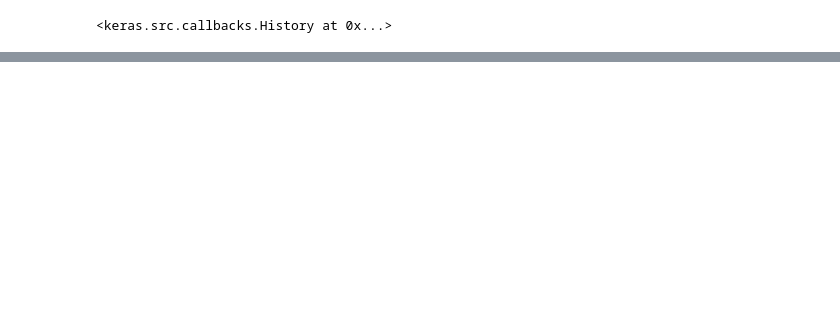
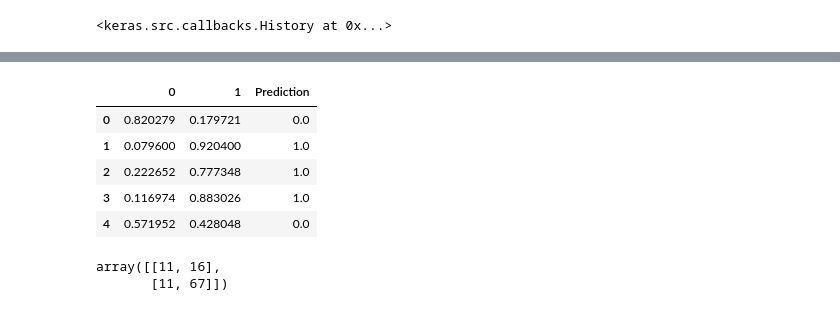
Before and after one commit to SciOmics/TCGA_Melanoma_RNASeq, a Jupyter notebook: code/11_Neural_Net.ipynb, the cells around one changed output, grey strips where cells are left out. Cells and saved outputs as stored; diff of their text form; code cells hidden in the pictures; blank space fills up the shorter version.

```diff
--- a/code/11_Neural_Net.ipynb
+++ b/code/11_Neural_Net.ipynb
@@ -217,3 +225,6 @@ Epoch 249/250
 Epoch 250/250
 6/6 - 0s - loss: 0.3266 - accuracy: 0.8606 - val_loss: 0.1900 - val_accuracy: 0.9524 - 44ms/epoch - 7ms/step
 <keras.src.callbacks.History at 0x...>
+# %%
+#predict on test data
+predictions = model.predict(x_test.iloc[:,1:28])
@@ -219,0 +254,3 @@ Epoch 250/250
+# %%
+predictions = pd.DataFrame(predictions)
+predictions.head()
@@ -219,0 +264,16 @@ Epoch 250/250
+# %%
+predictions["Prediction"] = predictions.iloc[:,1].round(0)
+predictions.head()
+# %% [output]
+|  | 0 | 1 | Prediction |
+| 0 | 0.820279 | 0.179721 | 0.0 |
+| 1 | 0.079600 | 0.920400 | 1.0 |
+| 2 | 0.222652 | 0.777348 | 1.0 |
+| 3 | 0.116974 | 0.883026 | 1.0 |
+| 4 | 0.571952 | 0.428048 | 0.0 |
+# %%
+conf_maxtrix = confusion_matrix(y_true = y_test["metastatic"],
+                                y_pred = predictions["Prediction"])
+# %% [output]
+array([[11, 16],
+       [11, 67]])
```
Also changed, not shown: parts of 7 cells of this notebook.
